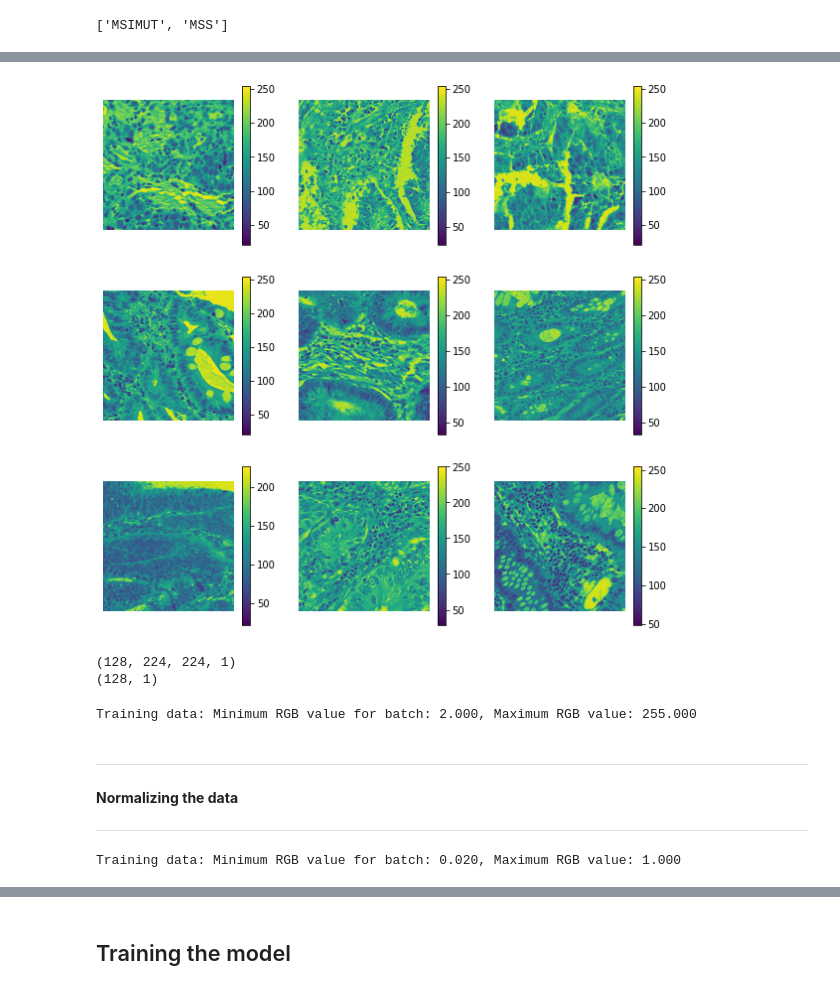
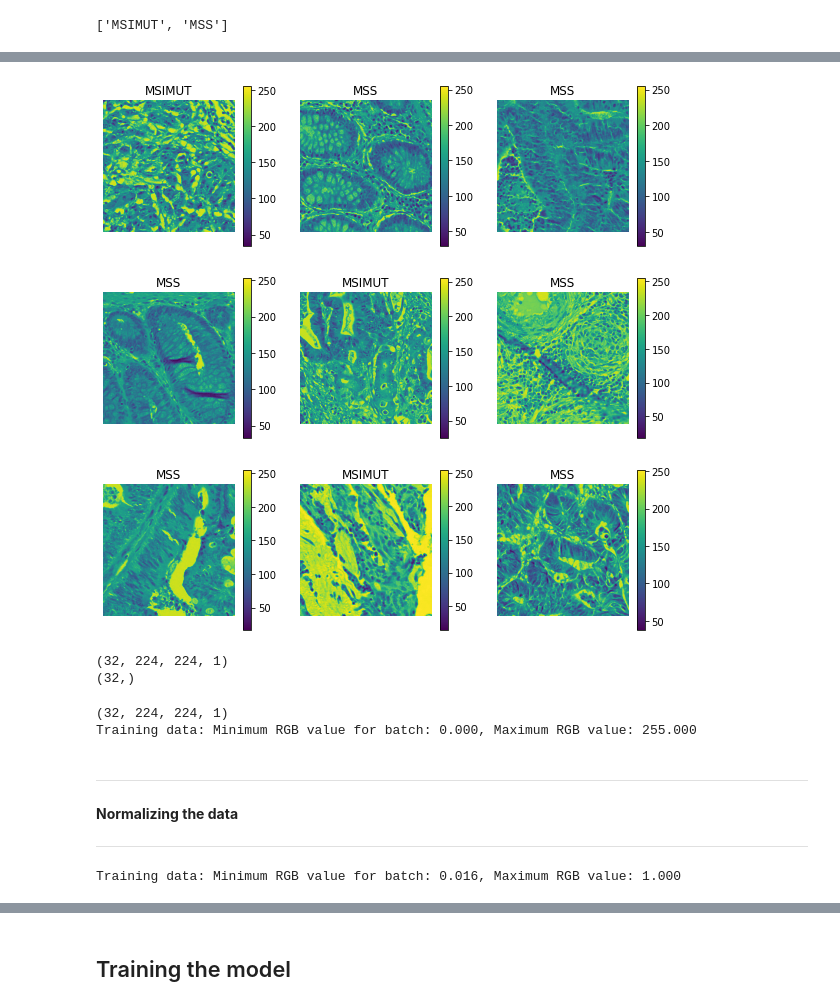
Before and after one commit to Bernold1/Gastrointestinal-Cancer-MSI-MSS-Prediction, a Jupyter notebook: slutprojek-tf.ipynb, the cells around one changed output, grey strips where cells are left out. Cells and saved outputs as stored; diff of their text form; code cells hidden in the pictures.

```diff
--- a/slutprojek-tf.ipynb
+++ b/slutprojek-tf.ipynb
@@ -42,7 +35,8 @@ import tensorflow as tf; print(tf.__version__)
 # %%
 #Globals
-batch_size = 128
-epochs = 5
+batch_size = 32
+epochs = 1
+img_height_resized, img_width_resized = 28,28
 # %% [markdown]
 Specifying tensorflow to use a GPU but only allocate memory from GPU when needed.
 
@@ -147,19 +121,19 @@ train_ds = tf.keras.preprocessing.image_dataset_from_directory(training_root,
   image_size=(height,width),
    batch_size=batch_size,
     shuffle=True,
-     color_mode='grayscale', label_mode= 'binary')
+     color_mode='grayscale')
 test_ds = tf.keras.preprocessing.image_dataset_from_directory(test_root,
  seed=43110,
   image_size=(height,width),
    batch_size=batch_size,
     shuffle=True,
-     color_mode='grayscale', label_mode= 'binary')
+     color_mode='grayscale')
 val_ds = tf.keras.preprocessing.image_dataset_from_directory(validation_root,
  seed=43110,
   image_size=(height,width),
    batch_size=batch_size,
     shuffle=True,
-     color_mode='grayscale', label_mode= 'binary')
+     color_mode='grayscale')
 # %% [output]
 Found 153849 files belonging to 2 classes.
 Found 19233 files belonging to 2 classes.
@@ -169,3 +143,11 @@ class_names = train_ds.class_names
 print(class_names)
 # %% [output]
 ['MSIMUT', 'MSS']
+# %%
+#Flatten the data out in vector matrix for PCA input. PCA input is both the matrix and all the picture examples
+X = []
+y = []
+for images, labels in train_ds.take(100):
+  for i in range(32):
+    X.append(images[i].numpy().astype("uint8").squeeze().flatten())
+    y.append(labels[i])
@@ -172,15 +179,15 @@ print(class_names)
 # %%
 #Takes 9 random images from training set displaying MSS and MSIMUT images
 plt.figure(figsize=(10, 10))
 for images, labels in train_ds.take(1):
   for i in range(9):
     ax = plt.subplot(3, 3, i + 1)
-    plt.imshow(images[i].numpy().astype("uint8"))
+    plt.imshow(images[i].numpy().astype("uint8").squeeze())
     plt.colorbar()
-    #plt.title(class_names[labels[i]])
+    plt.title(class_names[labels[i]])
     plt.axis("off")
 # %% [output]
-[figure, old version]
+[figure, new version]
 # %%
 #Shape is 224(height)x(width)x1(RGB color channels == greyscale)
 for image_batch, labels_batch in train_ds:
@@ -188,14 +195,16 @@ for image_batch, labels_batch in train_ds:
   print(labels_batch.shape)
   break
 # %% [output]
-(128, 224, 224, 1)
-(128, 1)
+(32, 224, 224, 1)
+(32,)
 # %%
 image_batch_numpy = image_batch.numpy()
+print(image_batch_numpy.shape)
 labels_batch_numpy = labels_batch.numpy()
 print('Training data: Minimum RGB value for batch: %.3f, Maximum RGB value: %.3f' % (image_batch_numpy.min(), image_batch_numpy.max()))
 # %% [output]
-Training data: Minimum RGB value for batch: 2.000, Maximum RGB value: 255.000
+(32, 224, 224, 1)
+Training data: Minimum RGB value for batch: 0.000, Maximum RGB value: 255.000
 # %% [markdown]
 ****
 **Normalizing the data**
@@ -208,7 +217,7 @@ image_batch, labels_batch = next(iter(normalized_training_ds))
 # %%
 print('Training data: Minimum RGB value for batch: %.3f, Maximum RGB value: %.3f' % (image_batch.numpy().min(), image_batch.numpy().max()))
 # %% [output]
-Training data: Minimum RGB value for batch: 0.020, Maximum RGB value: 1.000
+Training data: Minimum RGB value for batch: 0.016, Maximum RGB value: 1.000
 # %%
 AUTOTUNE = tf.data.experimental.AUTOTUNE
 train_ds = train_ds.cache().prefetch(buffer_size=AUTOTUNE)
```
Also changed, not shown: parts of 21 cells of this notebook.
